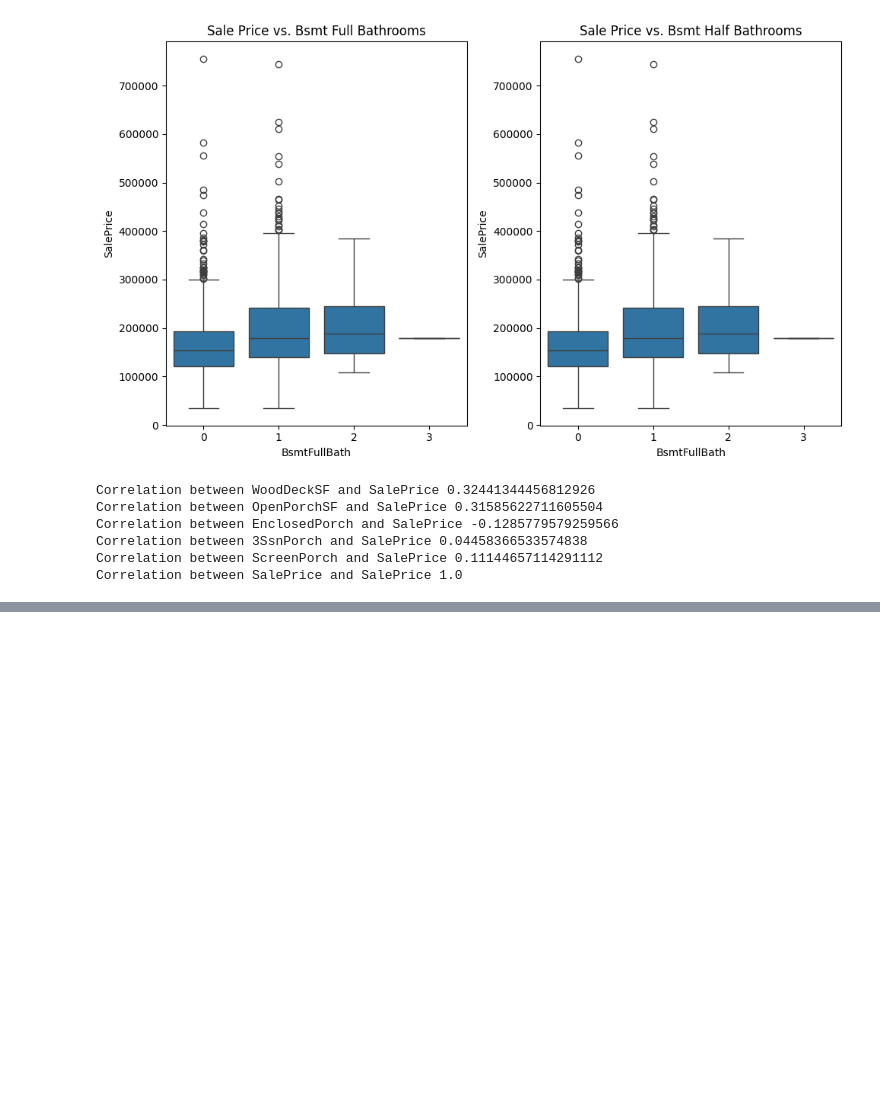
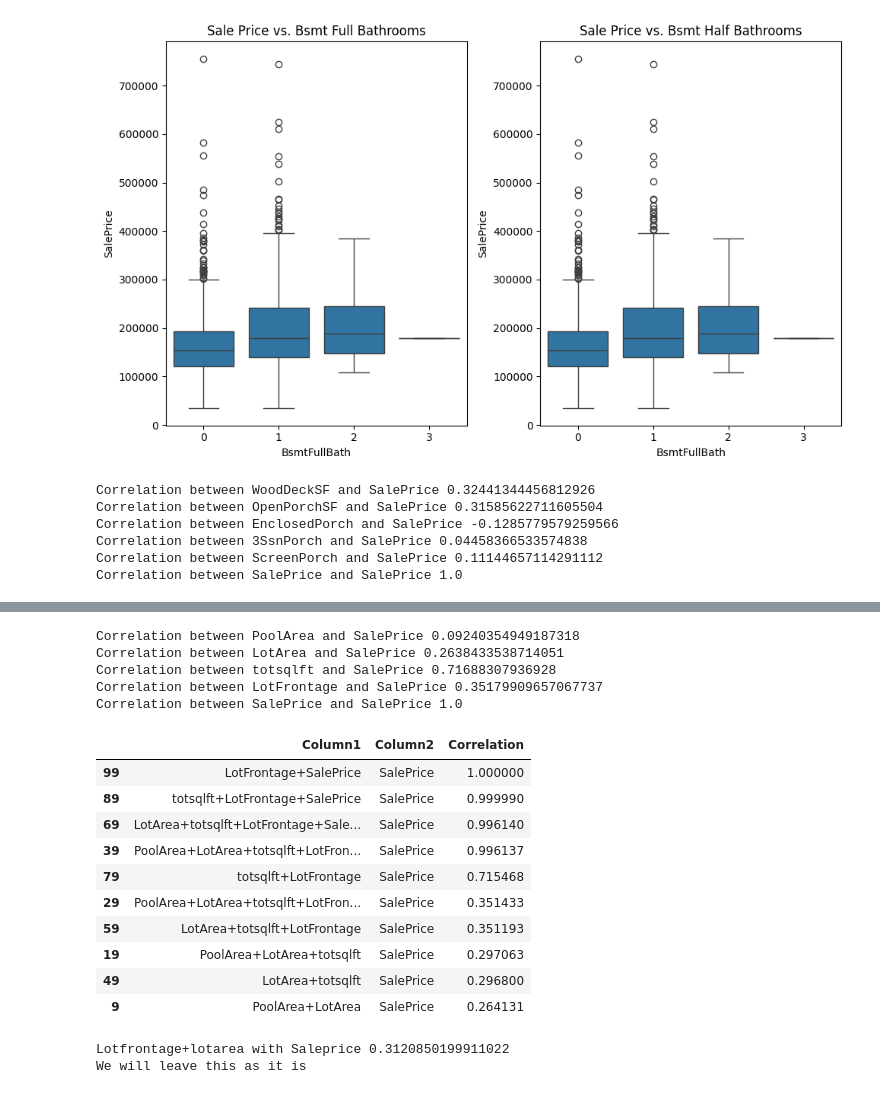
Before and after one commit to Anurag163/Kaggle--House-Prediction, a Jupyter notebook: House prediction Script.ipynb, the cells around one changed output, grey strips where cells are left out. Cells and saved outputs as stored; diff of their text form; code cells hidden in the pictures; blank space fills up the shorter version.

Commit message:
Checking area columns if FE is feasible or not

```diff
--- a/House prediction Script.ipynb
+++ b/House prediction Script.ipynb
@@ -541,0 +531,10 @@ wood_deck_enclosed_df_corr=wood_deck_enclosed_df.corr()
+# %%
+#PoolARea, LotArea,totsqlft
+Area_col=['PoolArea','LotArea','totsqlft','LotFrontage','SalePrice']
+Area_col_df=numeric_cols_df_Total_sq_feet[Area_col]
+Area_col_df_corr=Area_col_df.corr()
+
+for col in Area_col:
+     print(f'Correlation between {col} and SalePrice' ,Area_col_df_corr.loc[col,'SalePrice'])
+print('\n')
+Area_col_df_corr
@@ -542,2 +553,71 @@ wood_deck_enclosed_df_corr=wood_deck_enclosed_df.corr()
+# %%
+#Feature engineering PoolArea, LotArea,totsqlft
+numeric_cols_df_PoolArea_LotArea_feat_eng = numeric_cols_df_Total_sq_feet.copy()
+
+New_PoolArea_LotArea_cols=[]
+for i in range(len(Area_col) - 1):
+      for j in range(i + 1, len(Area_col)):
+          New_PoolArea_LotArea_cols.append('+'.join(Area_col[i:j + 1]))
+
+for i in New_PoolArea_LotArea_cols:
+      split_cols=i.split('+')
+      split_cols_len=len(split_cols)
+      numeric_cols_df_PoolArea_LotArea_feat_eng[i]=0
+      for j in split_cols:
+          numeric_cols_df_PoolArea_LotArea_feat_eng[i]+=numeric_cols_df_PoolArea_LotArea_feat_eng[j]
+
+#Creating correlation matrix from numeric_cols_df_bsmt_feat_eng
+correlation_matrix_numeric_cols_df_PoolArea_LotArea_feat_eng=numeric_cols_df_PoolArea_LotArea_feat_eng.corr()
+
+multicollinearity_output_area = ''
+for i in New_PoolArea_LotArea_cols:
+      for j in New_PoolArea_LotArea_cols:
+          if correlation_matrix_numeric_cols_df_PoolArea_LotArea_feat_eng.loc[i, j] != 1:
+              multicollinearity_output_area += f'multicollinearity for columns {i} and {j} {correlation_matrix_numeric_cols_df_PoolArea_LotArea_feat_eng.loc[i, j]}\n'
+      multicollinearity_output_area += f'multicollinearity for columns {i} and SalePrice {correlation_matrix_numeric_cols_df_PoolArea_LotArea_feat_eng.loc[i, "SalePrice"]}\n\n'
+
+  # Now, let's process the output and create a DataFrame
+data_area = []
+for line in multicollinearity_output_area.strip().split('\n'):
+      match = re.match(r"multicollinearity for columns (.+) and (.+) ([-\d\.]+)", line)
+      if match:
+          col1, col2, value = match.groups()
+
+          data_area.append([col1, col2, float(value)])
+
+df_area_feat_correlation = pd.DataFrame(data_area, columns=['Column1', 'Column2', 'Correlation'])
+df_area_feat_correlation_sorted=df_area_feat_correlation.sort_values(by='Correlation',ascending=False)
+
+for col in Area_col:
+     print(f'Correlation between {col} and SalePrice' ,Area_col_df_corr.loc[col,'SalePrice'])
+
+display(df_area_feat_correlation_sorted[df_area_feat_correlation_sorted['Column2']=='SalePrice'])
+
+
+
+numeric_cols_df_PoolArea_LotArea_feat_eng['LotFrontage+LotArea']=numeric_cols_df_PoolArea_LotArea_feat_eng['LotFrontage']+numeric_cols_df_PoolArea_LotArea_feat_eng['LotArea']
+numeric_cols_df_PoolArea_LotArea_feat_eng_solo_corr=numeric_cols_df_PoolArea_LotArea_feat_eng.corr()
+print('Lotfrontage+lotarea with Saleprice',numeric_cols_df_PoolArea_LotArea_feat_eng_solo_corr.loc['LotFrontage+LotArea','SalePrice'])
+
+print('We will leave this as it is')
+# %% [output]
+Correlation between PoolArea and SalePrice 0.09240354949187318
+Correlation between LotArea and SalePrice 0.2638433538714051
+Correlation between totsqlft and SalePrice 0.71688307936928
+Correlation between LotFrontage and SalePrice 0.35179909657067737
+Correlation between SalePrice and SalePrice 1.0
+|  | Column1 | Column2 | Correlation |
+| 99 | LotFrontage+SalePrice | SalePrice | 1.000000 |
+| 89 | totsqlft+LotFrontage+SalePrice | SalePrice | 0.999990 |
+| 69 | LotArea+totsqlft+LotFrontage+Sale... | SalePrice | 0.996140 |
+| 39 | PoolArea+LotArea+totsqlft+LotFron... | SalePrice | 0.996137 |
+| 79 | totsqlft+LotFrontage | SalePrice | 0.715468 |
+| 29 | PoolArea+LotArea+totsqlft+LotFron... | SalePrice | 0.351433 |
+| 59 | LotArea+totsqlft+LotFrontage | SalePrice | 0.351193 |
+| 19 | PoolArea+LotArea+totsqlft | SalePrice | 0.297063 |
+| 49 | LotArea+totsqlft | SalePrice | 0.296800 |
+| 9 | PoolArea+LotArea | SalePrice | 0.264131 |
+Lotfrontage+lotarea with Saleprice 0.3120850199911022
+We will leave this as it is
 # %%
 # %% [output]
```
Also changed, not shown: parts of 6 cells of this notebook.
